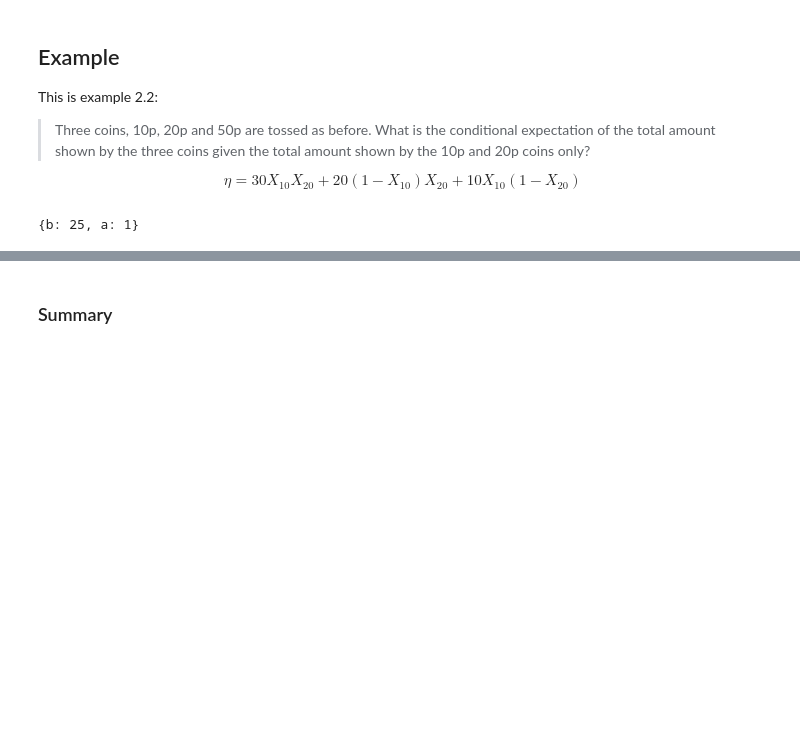
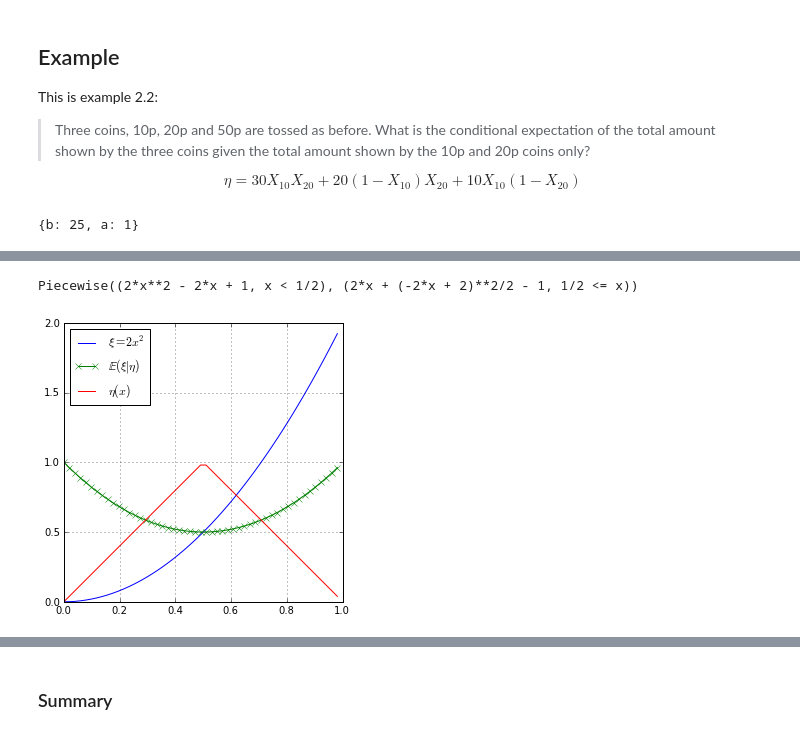
Before and after one commit to unpingco/Python-for-Signal-Processing, a Jupyter notebook: Conditional_expectation_MSE_Ex.ipynb, the cells around one changed output, grey strips where cells are left out. Drawn from its saved outputs; the diff is of its cells as text; code cells hidden in the pictures; blank space fills up the shorter version.

```diff
--- a/Conditional_expectation_MSE_Ex.ipynb
+++ b/Conditional_expectation_MSE_Ex.ipynb
@@ -114,0 +222,35 @@ print np.dot(x[:,y==30].T,array([10,20,50])).mean()
+# %%
+x,a=S.symbols('x,a')
+
+xi = 2*x**2
+eta = 1 - abs(2*x-1)
+
+half = S.Rational(1,2)
+
+eta=S.Piecewise(   (1+(2*x-1),    0 <= x < half),
+                   (1-(2*x-1), half <= x ),
+                 )
+
+v=S.var('b:3')
+
+h = (eta**np.arange(len(v))*v).sum()
+
+J=S.integrate((xi - h)**2 ,(x,0,1))
+sol=S.solve([J.diff(i) for i in v],v)
+hsol = h.subs(sol)
+
+print S.piecewise_fold(h.subs(sol))
+
+t = np.linspace(0,1,51,endpoint=False)
+
+fig,ax = subplots()
+fig.set_size_inches(5,5)
+
+ax.plot(t, 2*t**2,label=r'$\xi=2 x^2$')
+ax.plot(t,[hsol.subs(x,i) for i in t],'-x',label=r'$\mathbb{E}(\xi|\eta)$')
+ax.plot(t,map(S.lambdify(x,eta),t),label=r'$\eta(x)$')
+ax.legend(loc=0)
+ax.grid()
+# %% [output]
+Piecewise((2*x**2 - 2*x + 1, x < 1/2), (2*x + (-2*x + 2)**2/2 - 1, 1/2 <= x))
+[figure, added]
```
Also changed, not shown: parts of 14 cells of this notebook.
